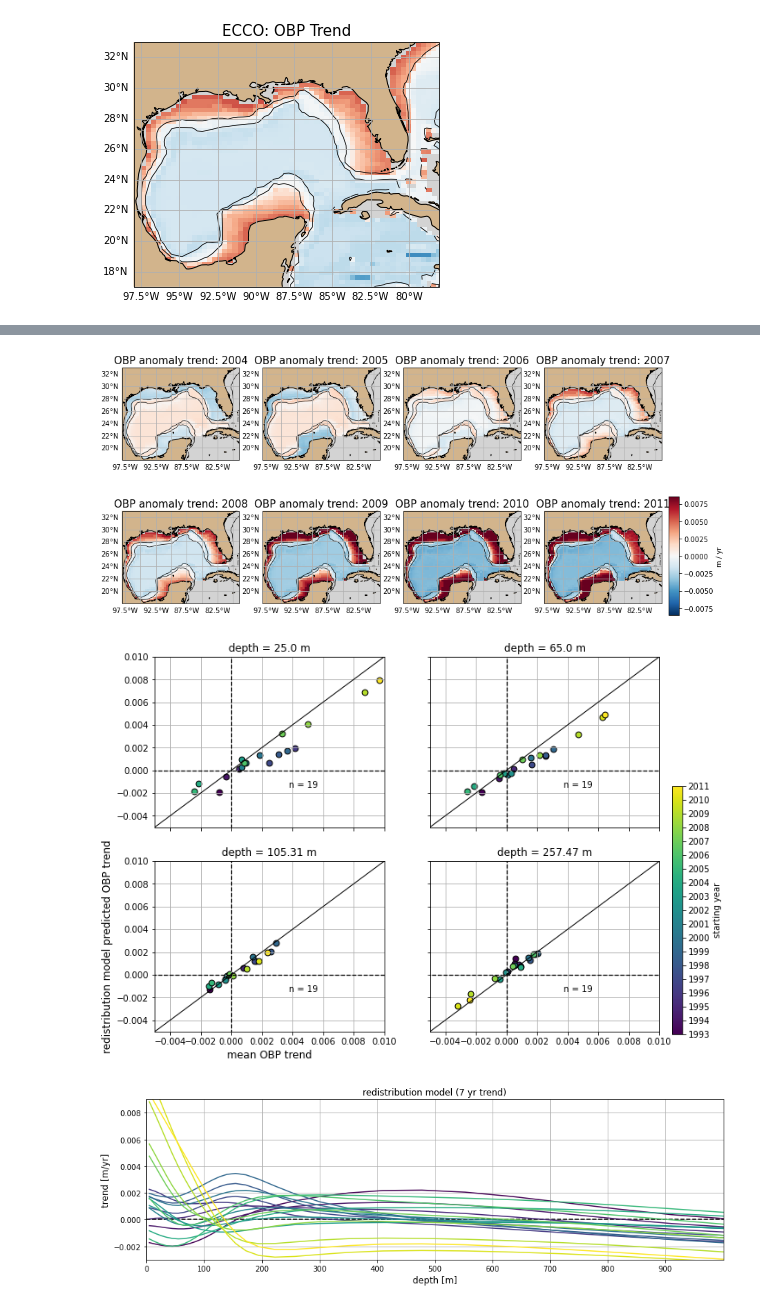
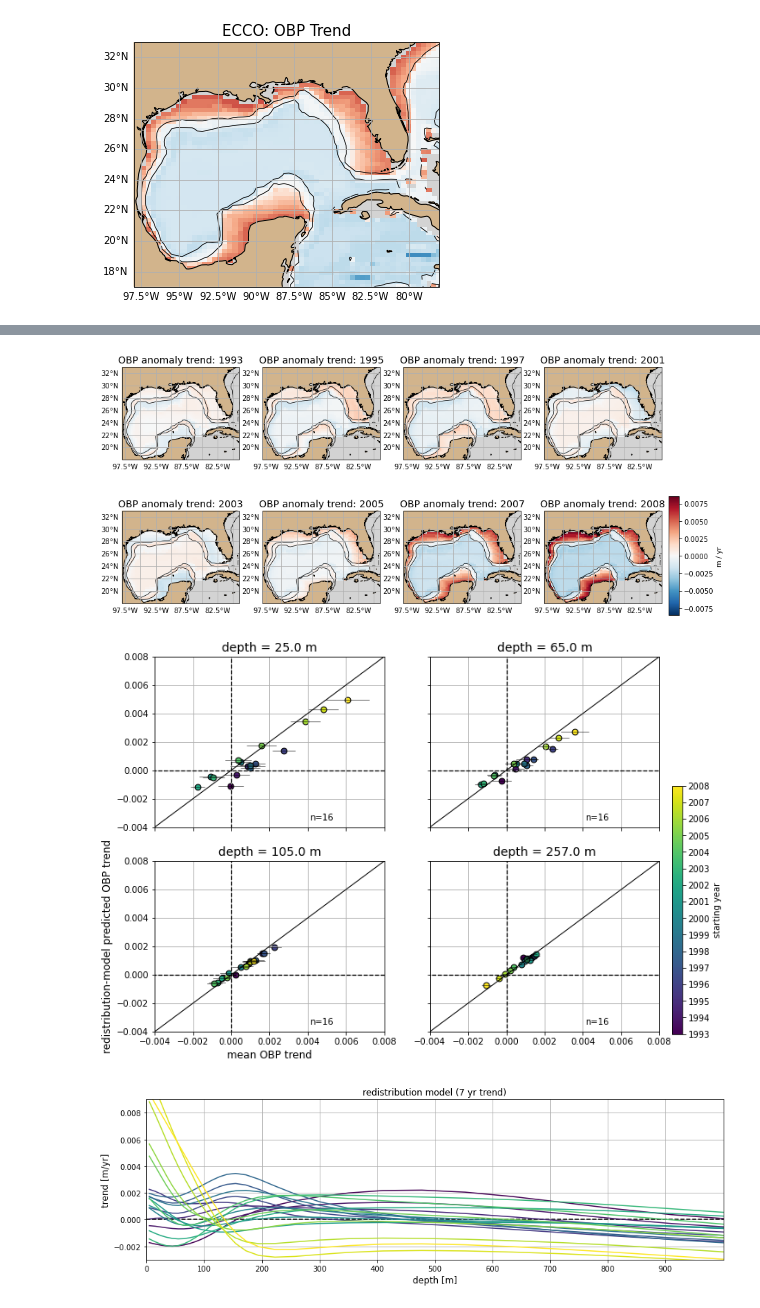
Before and after one commit to jakesteinberg/nasa_ostst, a Jupyter notebook: landerer_all_t.ipynb, the cells around one changed output, grey strips where cells are left out. Cells and saved outputs as stored; diff of their text form; code cells hidden in the pictures.

```diff
--- a/landerer_all_t.ipynb
+++ b/landerer_all_t.ipynb
@@ -285,10 +308,15 @@ Text(0.5, 1.0, 'ECCO: OBP Trend')
 # %%
-f, ax = plt.subplots(1,1,figsize=(10,3))
-ax.plot(periods,GOM_mean_obp_trend)
-ax.set_xlabel('year',fontsize=12)
-ax.set_ylabel('mean trend m / yr',fontsize=12)
-ax.set_title('mean 10 yr trend',fontsize=12)
-ax.set_ylim([-0.002,0.005])
+f, ax = plt.subplots(1,1,figsize=(10,3.75))
+ax.plot(ds_Xyr.year_start,ds_Xyr.obp_mean_trend_obs)
+ax.scatter(ds_Xyr.year_start,ds_Xyr.obp_mean_trend_obs)
+for i in range(len(ds_Xyr.year_start)):
+    this_std = np.nanstd(ds_Xyr.obp_anom_trend_obs[i])
+    ax.plot([ds_Xyr.year_start[i],ds_Xyr.year_start[i]],\
+            [ds_Xyr.obp_mean_trend_obs[i]-this_std,ds_Xyr.obp_mean_trend_obs[i]+this_std],color='k',linewidth=0.75)
+ax.set_xlabel('starting year',fontsize=12)
+ax.set_ylabel('GOM mean trend m / yr',fontsize=12)
+ax.set_title('GOM mean OBP trend (10yr)',fontsize=14)
+ax.set_ylim([-0.002,0.008])
 ax.grid()
-f.savefig('/Users/jakesteinberg/Documents/NASA_OSTST/meetings/2022_07_21/obs_gom_mean_trend_7yr.jpg', dpi=250)
+f.savefig('/Users/jakesteinberg/Documents/NASA_OSTST/meetings/2022_07_21/obs_gom_mean_trend_10yr.jpg', dpi=250)
 # %% [output]
@@ -302,8 +330,9 @@ ocean_mask = np.ceil(ecco_monthly_ds.hFacC[0])
 ocean_mask = ocean_mask.where(ocean_mask==1, np.nan)
 
 time_select = [0,3,6,9,12,15]
-time_select = [0,3,6,9,12,14,16,18]
-time_select = [11,12,13,14,15,16,17,18]
+time_select = [0,2,4,8,10,12,14,15]
+# time_select = [0,3,6,9,12,14,16,18]
+# time_select = [11,12,13,14,15,16,17,18]
 f, ax = plt.subplots(2,4,figsize=(14,7), subplot_kw={'projection':ccrs.PlateCarree(central_longitude=0)})
 gax = ax.flatten()
 for i in range(len(gax)):
@@ -314,52 +343,54 @@ for i in range(len(gax)):
     gl = gax[i].gridlines(draw_labels=True); gl.xlabels_top = False; gl.ylabels_right = False;
     gax[i].set_xlim([lon_w, lon_e]); gax[i].set_ylim([lat_s, lat_n])
     gax[i].set_facecolor('#D3D3D3'); gax[i].grid();
-    gax[i].set_title('OBP anomaly trend: ' + str(periods[time_select[i]]),fontsize=15)
+    gax[i].set_title('OBP anomaly trend: ' + str(periods[time_select[i]]),fontsize=14)
 cbpos = [0.91, 0.13, 0.015, 0.34]; cax = f.add_axes(cbpos);
 cb = f.colorbar(cc, cax=cax, orientation='vertical', extend='neither', label='m / yr')
-f.savefig('/Users/jakesteinberg/Documents/NASA_OSTST/meetings/2022_07_21/obs_gom_anom_trend_7yr_recent.jpg', dpi=250)
+f.savefig('/Users/jakesteinberg/Documents/NASA_OSTST/meetings/2022_07_21/obs_gom_anom_trend_10yr.jpg', dpi=250)
 # %% [output]
-[figure, old version]
+[figure, new version]
 # %%
 dep_m = (dep.isel(tile=tile_num)*gulf_mask).data
 dep_list = np.reshape(dep_m,(np.shape(dep_m)[0]*np.shape(dep_m)[1])) # list of bathymetry (depths)
 # %%
 depth_select = [2,6,10,18]
 cmap=plt.get_cmap('viridis',len(periods))
 f, ax = plt.subplots(2,2,figsize=(10.5,8))
 gax = ax.flatten()
 for i in range(len(gax)):
     t_d_i = depth_select[i]
     gax[i].plot([-1,1],[-1,1],color='k',linewidth=1)
     gax[i].plot([0,0],[-1,1],color='k',linestyle='--',linewidth=1.25)
     gax[i].plot([-1,1],[0,0],color='k',linestyle='--',linewidth=1.25)
     for jj in range(0,len(periods)):
         obp_anom_list = np.reshape(GOM_anom_obp_trend[jj,:,:],(np.shape(dep_m)[0]*np.shape(dep_m)[1]))
-        this_dep = -1*v_cell_z[t_d_i].data
+        this_dep = -1*v_cell_z[t_d_i]
         this_band = np.where((dep_list > (this_dep-20)) & (dep_list < (this_dep+20)))
         band_obp_trend = obp_anom_list[this_band]
         cc = gax[i].scatter(np.nanmean(band_obp_trend), prediction[jj,t_d_i],color=cmap(jj),edgecolor='k',s=46)
-    gax[i].text(0.00375,-0.0015,'n = ' + str(len(periods)),fontsize=10)
-    gax[i].set_ylim([-0.005,0.01])
-    gax[i].set_xlim([-0.005,0.01])
-    gax[i].set_title('depth = ' + str(np.round(-1*v_cell_z[t_d_i].data,2)) + ' m',fontsize=12)
+        gax[i].plot([np.nanmean(band_obp_trend)-np.nanstd(band_obp_trend),np.nanmean(band_obp_trend)+np.nanstd(band_obp_trend)],
+                    [prediction[jj,t_d_i],prediction[jj,t_d_i]], color='k', linewidth=0.5)
+    gax[i].text(0.0041,-0.0035,'n=' + str(len(periods)),fontsize=10)
+    gax[i].set_ylim([-0.004,0.008])
+    gax[i].set_xlim([-0.004,0.008])
+    gax[i].set_title('depth = ' + str(np.round(-1*v_cell_z[t_d_i],0)) + ' m',fontsize=14)
     if i == 2:
         gax[i].set_xlabel('mean OBP trend',fontsize=12)
-        gax[i].set_ylabel('redistribution model predicted OBP trend',fontsize=12)
+        gax[i].set_ylabel('redistribution-model predicted OBP trend',fontsize=12)
     if i > 2:
         cbpos = [0.92, 0.12, 0.015, 0.5]; cax = f.add_axes(cbpos);
         cb = f.colorbar(cc, cax=cax, orientation='vertical', extend='neither', label='starting year', ticks=np.linspace(0,1,len(periods)))
         # cb.set_ticklabels(['1993','1994','1995','1996','1997','1998','1999','2000','2001','2002','2003','2004','2005','2006','2007','2008'])
         cb.set_ticklabels(['1993','1994','1995','1996','1997','1998','1999','2000','2001',\
                            '2002','2003','2004','2005','2006','2007','2008','2009','2010','2011'])
     if i < 2:
         gax[i].set_xticklabels('')
     if (i==1) | (i==3):
         gax[i].set_yticklabels('')
     gax[i].grid()
-f.savefig('/Users/jakesteinberg/Documents/NASA_OSTST/meetings/2022_07_21/pred_vs_obs_4depths_7yr.jpg', dpi=250)
+f.savefig('/Users/jakesteinberg/Documents/NASA_OSTST/meetings/2022_07_21/pred_vs_obs_4depths_10yr.jpg', dpi=250)
 # %% [output]
-[figure, old version]
+[figure, new version]
 # %%
 f,ax = plt.subplots(1,1,figsize=(14,4))
 ax.plot([0,3000],[0, 0], color='k', linewidth=1.5, linestyle='--')
```
Also changed, not shown: parts of 4 cells of this notebook, 5 other files.
